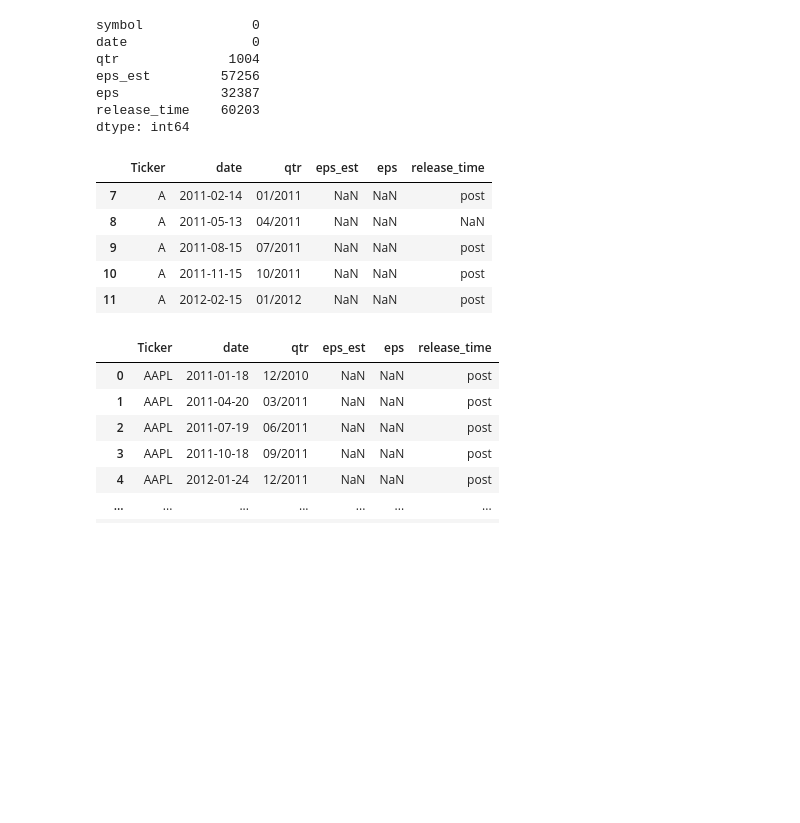
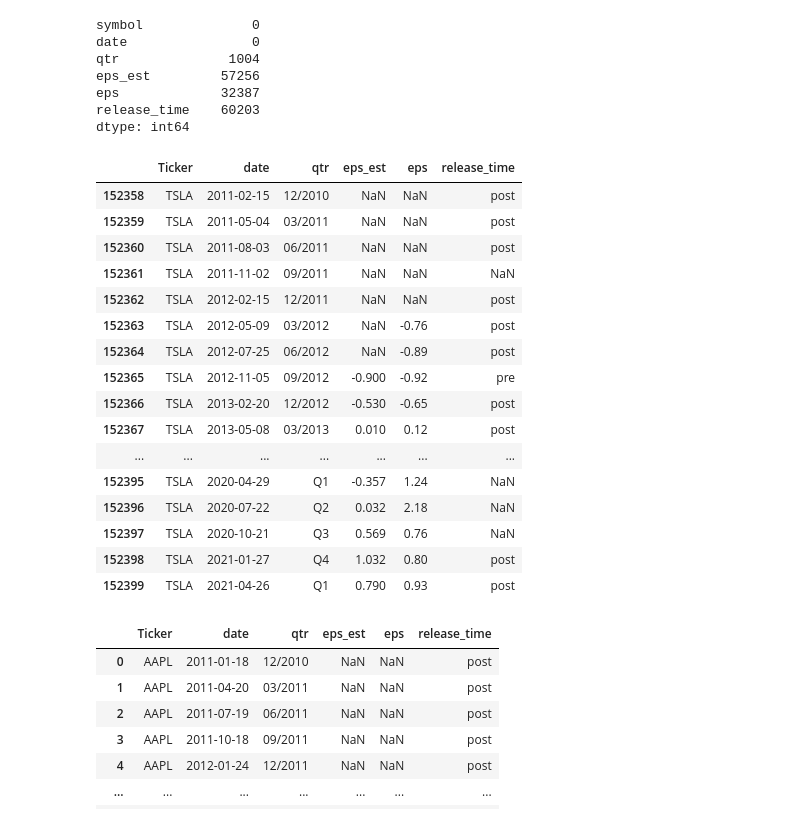
Before and after one commit to salvarenga25/StockMarket_Project, a Jupyter notebook: Stock_Analysis.ipynb, the cells around one changed output. Drawn from its saved outputs; the diff is of its cells as text; code cells hidden in the pictures; blank space fills up the shorter version.

```diff
--- a/Stock_Analysis.ipynb
+++ b/Stock_Analysis.ipynb
@@ -91,7 +92,7 @@ dtype: int64
 #Filtering the data based on the 10 year period
 stock_combined_df['Date'] = pd.to_datetime(stock_combined_df['Date'], format='%d-%m-%Y')
 start_date = '2010-12-31'
-end_date = '2021-12-31'
+end_date = '2022-12-31'
 
 stocks_filtered_df = stock_combined_df[(stock_combined_df['Date'] >= start_date) & (stock_combined_df['Date'] <= end_date)]
 # %%
@@ -136,18 +137,29 @@ dtype: int64
 # %%
 ticker_earnings_clean_df['date'] = pd.to_datetime(ticker_earnings_clean_df['date'], format='%Y-%m-%d')
 ticker_earnings_filtered_df = ticker_earnings_clean_df[(ticker_earnings_clean_df['date'] >= start_date) & (ticker_earnings_clean_df['date'] <= end_date)]
 #ticker_earnings_filtered_df['Ticker'] = ticker_earnings_filtered_df['symbol']
 ticker_earnings_filtered_df2=ticker_earnings_filtered_df.rename(columns={'symbol':'Ticker'})
-ticker_earnings_filtered_df2.head()
+ticker_earnings_filtered_df2[ticker_earnings_filtered_df2['Ticker']=='TSLA']
 # merge_df = ticker_earnings_filtered_df2.merge(stocks_filtered_df, how='inner', on='Ticker')
 # merge_df.head()
 # %% [output]
 |  | Ticker | date | qtr | eps_est | eps | release_time |
-| 7 | A | 2011-02-14 | 01/2011 | NaN | NaN | post |
-| 8 | A | 2011-05-13 | 04/2011 | NaN | NaN | NaN |
-| 9 | A | 2011-08-15 | 07/2011 | NaN | NaN | post |
-| 10 | A | 2011-11-15 | 10/2011 | NaN | NaN | post |
-| 11 | A | 2012-02-15 | 01/2012 | NaN | NaN | post |
+| 152358 | TSLA | 2011-02-15 | 12/2010 | NaN | NaN | post |
+| 152359 | TSLA | 2011-05-04 | 03/2011 | NaN | NaN | post |
+| 152360 | TSLA | 2011-08-03 | 06/2011 | NaN | NaN | post |
+| 152361 | TSLA | 2011-11-02 | 09/2011 | NaN | NaN | NaN |
+| 152362 | TSLA | 2012-02-15 | 12/2011 | NaN | NaN | post |
+| 152363 | TSLA | 2012-05-09 | 03/2012 | NaN | -0.76 | post |
+| 152364 | TSLA | 2012-07-25 | 06/2012 | NaN | -0.89 | post |
+| 152365 | TSLA | 2012-11-05 | 09/2012 | -0.900 | -0.92 | pre |
+| 152366 | TSLA | 2013-02-20 | 12/2012 | -0.530 | -0.65 | post |
+| 152367 | TSLA | 2013-05-08 | 03/2013 | 0.010 | 0.12 | post |
+| ... | ... | ... | ... | ... | ... | ... |
+| 152395 | TSLA | 2020-04-29 | Q1 | -0.357 | 1.24 | NaN |
+| 152396 | TSLA | 2020-07-22 | Q2 | 0.032 | 2.18 | NaN |
+| 152397 | TSLA | 2020-10-21 | Q3 | 0.569 | 0.76 | NaN |
+| 152398 | TSLA | 2021-01-27 | Q4 | 1.032 | 0.80 | post |
+| 152399 | TSLA | 2021-04-26 | Q1 | 0.790 | 0.93 | post |
 # %%
 #Getting the data we need for the tickers to be used
 ticker_clean_master = pd.DataFrame(columns=['Ticker','date','qtr','eps_est','eps','release_time'])
```
Also changed, not shown: parts of 9 cells of this notebook, 2 other files.
